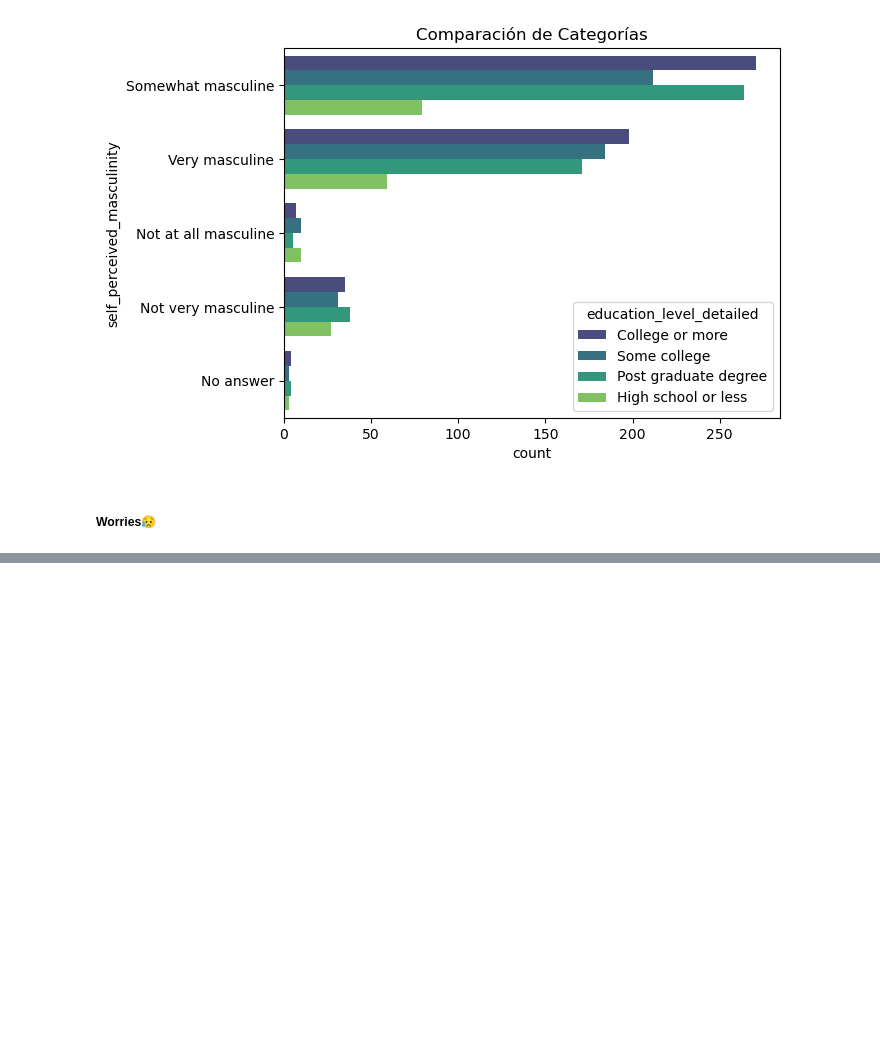
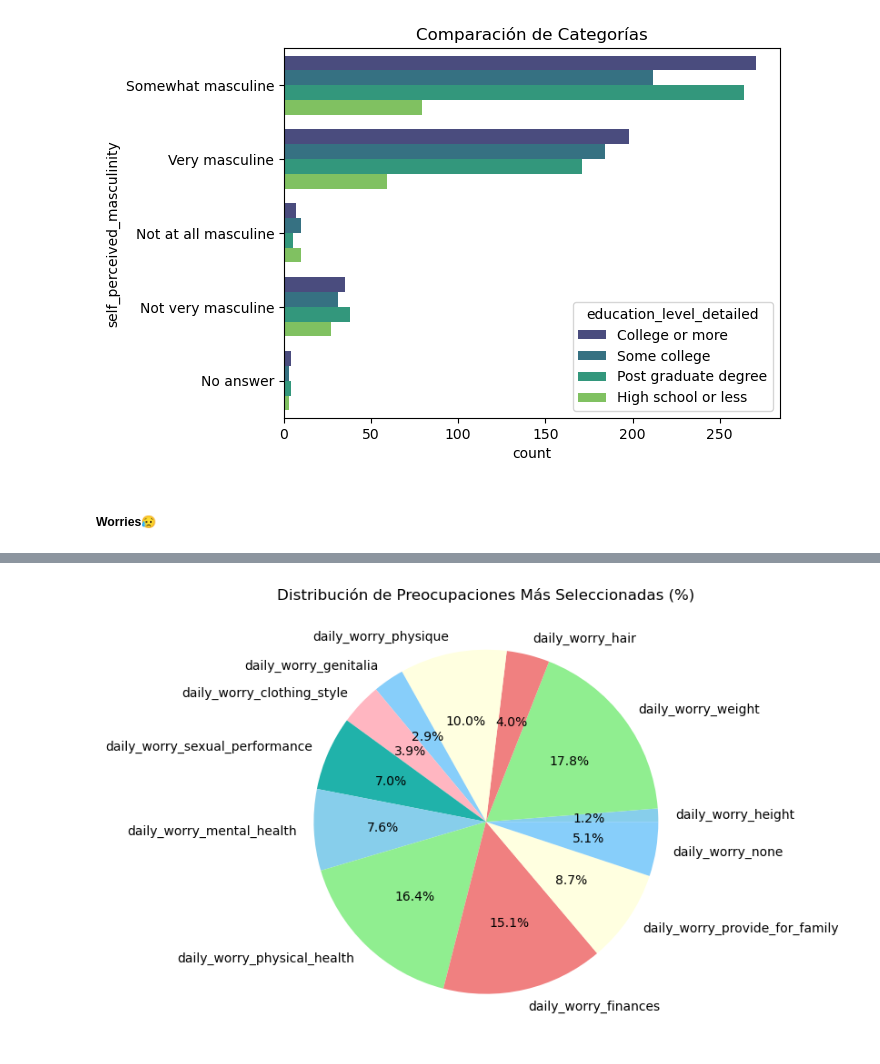
Before and after one commit to NuriaSalasVazquez/da-project-promo-49-modulo-4-team-9, a Jupyter notebook: EDA.ipynb, the cells around one changed output, grey strips where cells are left out. Drawn from its saved outputs; the diff is of its cells as text; code cells hidden in the pictures; blank space fills up the shorter version.

```diff
--- a/EDA.ipynb
+++ b/EDA.ipynb
@@ -349,0 +360,14 @@ plt.show()
+# %%
+selection_percentages = df1[columns_to_process].mean() * 100
+# Crear un gráfico circular (pie chart) para los porcentajes
+plt.figure(figsize=(8, 8))  # Ajustar el tamaño de la figura
+selection_percentages.plot(kind='pie', autopct='%1.1f%%', colors=['skyblue', 'lightgreen', 'lightcoral', 'lightyellow', 'lightskyblue', 'lightpink', 'lightseagreen'])
+
+# Añadir título
+plt.title("Distribución de Preocupaciones Más Seleccionadas (%)")
+
+# Mostrar la gráfica
+plt.tight_layout()  # Asegura que todo el texto y etiquetas se vean bien
+plt.show()
+# %% [output]
+[figure, added]
```
Also changed, not shown: parts of 17 cells of this notebook, 2 other files.
